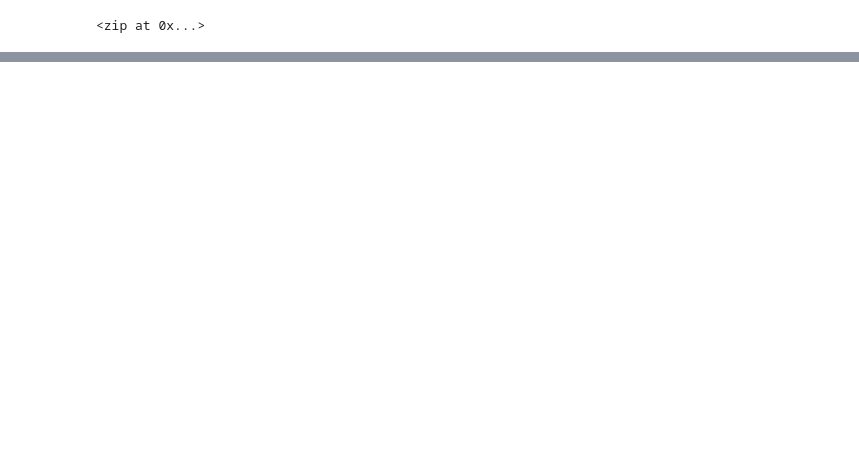
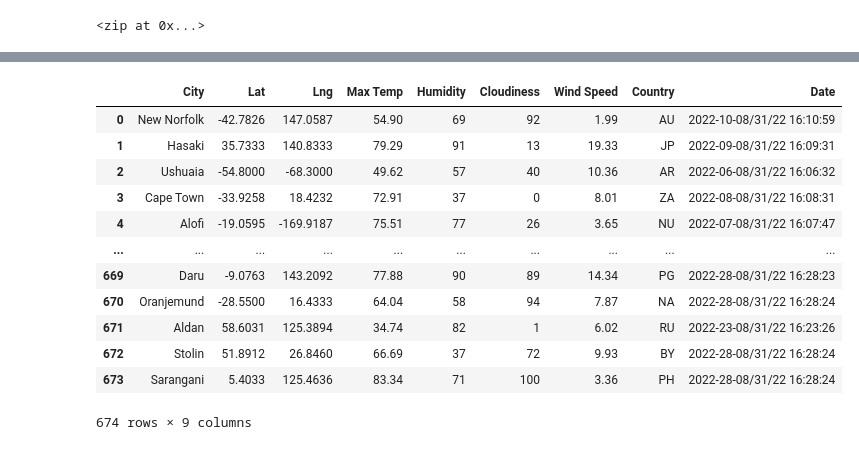
Before and after one commit to AndrewZinc/World_Weather_Analysis, a Jupyter notebook: WeatherPy.ipynb, the cells around one changed output, grey strips where cells are left out. Cells and saved outputs as stored; diff of their text form; code cells hidden in the pictures; blank space fills up the shorter version.

Commit message:
Added code to request, parse, and organize weather data for random world cities.  Updated .gitignore file.

```diff
--- a/WeatherPy.ipynb
+++ b/WeatherPy.ipynb
@@ -8,6 +12,6 @@ from citipy import citipy
 # %%
-lats = np.random.uniform(low=-90.000, high=90.000, size=1500)
-lngs = np.random.uniform(low=-180.000, high=180.000, size=1500)
+lats = np.random.uniform(low=-90.000, high=90.000, size=2000)
+lngs = np.random.uniform(low=-180.000, high=180.000, size=2000)
 
 lat_lngs = zip(lats,lngs)
 
@@ -62,0 +67,3 @@ print(len(cities))
+# %%
+url = "https://api.openweathermap.org/data/2.5/weather?units=Imperial" + "&appid=" + weather_api_key
+city = "london"
@@ -62,0 +175,18 @@ print(len(cities))
+# %%
+city_data_df = pd.DataFrame(city_data)
+
+city_data_df
+# %% [output]
+|  | City | Lat | Lng | Max Temp | Humidity | Cloudiness | Wind Speed | Country | Date |
+| 0 | New Norfolk | -42.7826 | 147.0587 | 54.90 | 69 | 92 | 1.99 | AU | 2022-10-08/31/22 16:10:59 |
+| 1 | Hasaki | 35.7333 | 140.8333 | 79.29 | 91 | 13 | 19.33 | JP | 2022-09-08/31/22 16:09:31 |
+| 2 | Ushuaia | -54.8000 | -68.3000 | 49.62 | 57 | 40 | 10.36 | AR | 2022-06-08/31/22 16:06:32 |
+| 3 | Cape Town | -33.9258 | 18.4232 | 72.91 | 37 | 0 | 8.01 | ZA | 2022-08-08/31/22 16:08:31 |
+| 4 | Alofi | -19.0595 | -169.9187 | 75.51 | 77 | 26 | 3.65 | NU | 2022-07-08/31/22 16:07:47 |
+| ... | ... | ... | ... | ... | ... | ... | ... | ... | ... |
+| 669 | Daru | -9.0763 | 143.2092 | 77.88 | 90 | 89 | 14.34 | PG | 2022-28-08/31/22 16:28:23 |
+| 670 | Oranjemund | -28.5500 | 16.4333 | 64.04 | 58 | 94 | 7.87 | NA | 2022-28-08/31/22 16:28:24 |
+| 671 | Aldan | 58.6031 | 125.3894 | 34.74 | 82 | 1 | 6.02 | RU | 2022-23-08/31/22 16:23:26 |
+| 672 | Stolin | 51.8912 | 26.8460 | 66.69 | 37 | 72 | 9.93 | BY | 2022-28-08/31/22 16:28:24 |
+| 673 | Sarangani | 5.4033 | 125.4636 | 83.34 | 71 | 100 | 3.36 | PH | 2022-28-08/31/22 16:28:24 |
+674 rows × 9 columns
```
Also changed, not shown: parts of 8 cells of this notebook, 1 other file.
